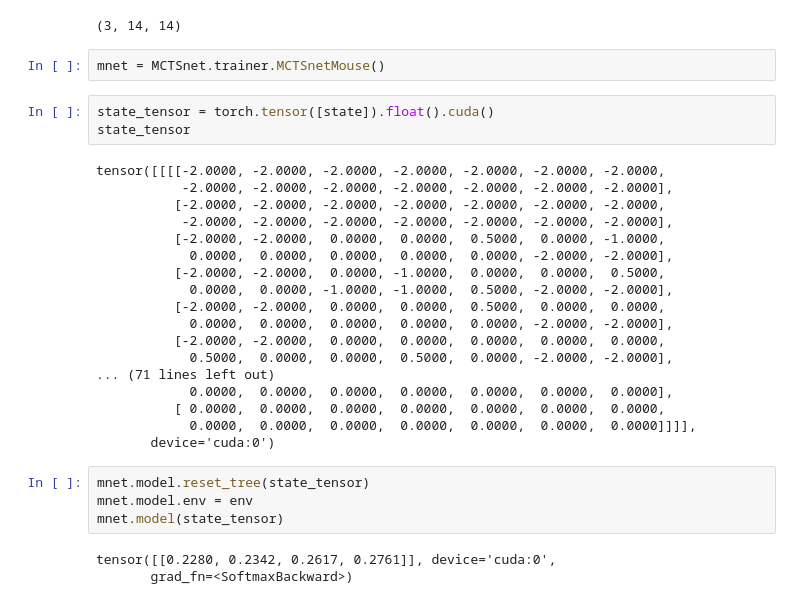
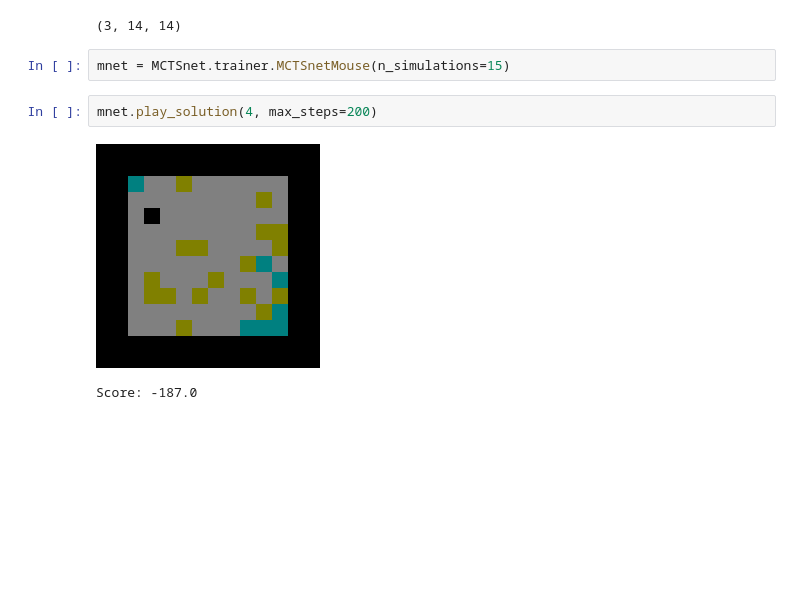
Before and after one commit to faameunier/MCTSnet, a Jupyter notebook: main.ipynb, the cells around one changed output. Drawn from its saved outputs; the diff is of its cells as text; blank space fills up the shorter version.

Commit message:
mouse working

```diff
--- a/main.ipynb
+++ b/main.ipynb
@@ -188,33 +206,10 @@ state.shape
 # %% [output]
 (3, 14, 14)
 # %%
-mnet = MCTSnet.trainer.MCTSnetMouse()
+mnet = MCTSnet.trainer.MCTSnetMouse(n_simulations=15)
-# %%
-state_tensor = torch.tensor([state]).float().cuda()
-state_tensor
-# %% [output]
-tensor([[[[-2.0000, -2.0000, -2.0000, -2.0000, -2.0000, -2.0000, -2.0000,
-           -2.0000, -2.0000, -2.0000, -2.0000, -2.0000, -2.0000, -2.0000],
-          [-2.0000, -2.0000, -2.0000, -2.0000, -2.0000, -2.0000, -2.0000,
-           -2.0000, -2.0000, -2.0000, -2.0000, -2.0000, -2.0000, -2.0000],
-          [-2.0000, -2.0000,  0.0000,  0.0000,  0.5000,  0.0000, -1.0000,
-            0.0000,  0.0000,  0.0000,  0.0000,  0.0000, -2.0000, -2.0000],
-          [-2.0000, -2.0000,  0.0000, -1.0000,  0.0000,  0.0000,  0.5000,
-            0.0000,  0.0000, -1.0000, -1.0000,  0.5000, -2.0000, -2.0000],
-          [-2.0000, -2.0000,  0.0000,  0.0000,  0.5000,  0.0000,  0.0000,
-            0.0000,  0.0000,  0.0000,  0.0000,  0.0000, -2.0000, -2.0000],
-          [-2.0000, -2.0000,  0.0000,  0.0000,  0.0000,  0.0000,  0.0000,
-            0.5000,  0.0000,  0.0000,  0.5000,  0.0000, -2.0000, -2.0000],
-... (71 lines left out)
-            0.0000,  0.0000,  0.0000,  0.0000,  0.0000,  0.0000,  0.0000],
-          [ 0.0000,  0.0000,  0.0000,  0.0000,  0.0000,  0.0000,  0.0000,
-            0.0000,  0.0000,  0.0000,  0.0000,  0.0000,  0.0000,  0.0000]]]],
-       device='cuda:0')
-# %%
-mnet.model.reset_tree(state_tensor)
-mnet.model.env = env
-mnet.model(state_tensor)
-# %% [output]
-tensor([[0.2280, 0.2342, 0.2617, 0.2761]], device='cuda:0',
-       grad_fn=<SoftmaxBackward>)
+# %%
+mnet.play_solution(4, max_steps=200)
+# %% [output]
+[figure, added]
+Score: -187.0
 # %%
```
Also changed, not shown: parts of 18 cells of this notebook, 9 other files.
